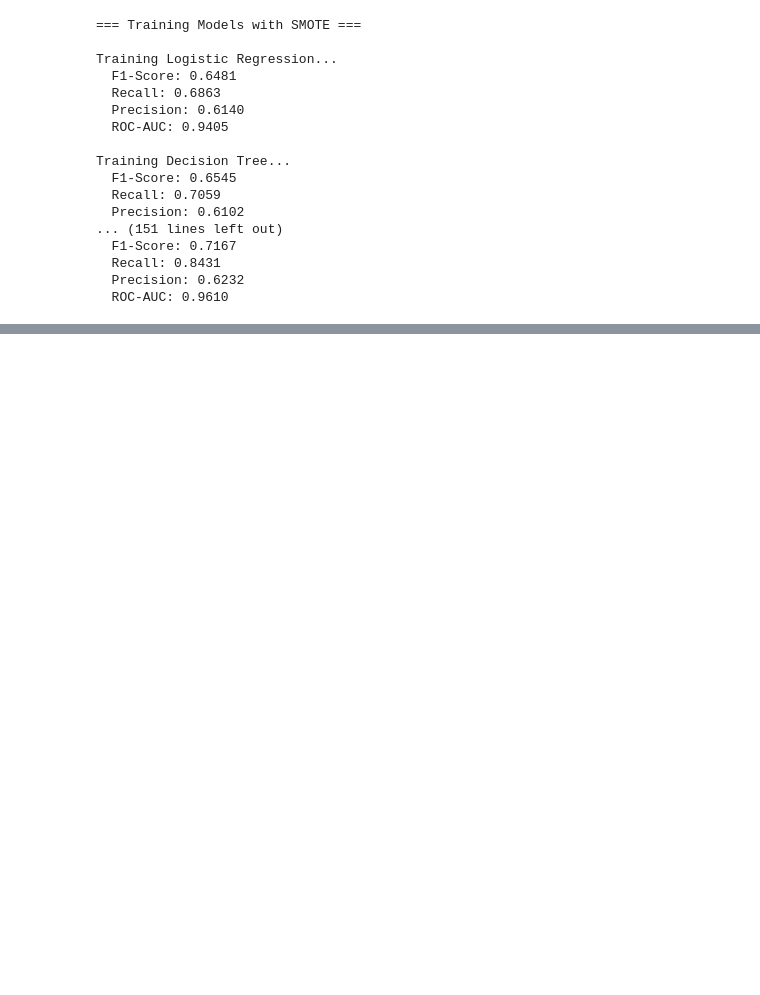
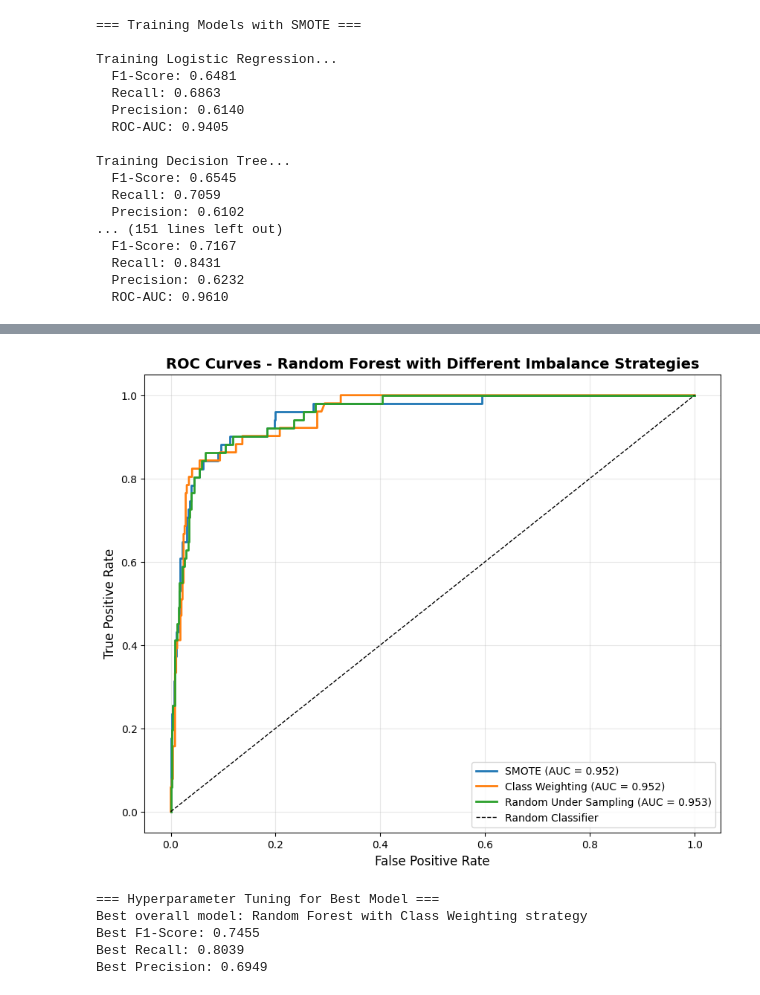
Before and after one commit to jomanashady/machine-learning, a Jupyter notebook: fraud_detection_project/notebooks/modeling.ipynb, the cells around one changed output, grey strips where cells are left out. Cells and saved outputs as stored; diff of their text form; code cells hidden in the pictures; blank space fills up the shorter version.

```diff
--- a/fraud_detection_project/notebooks/modeling.ipynb
+++ b/fraud_detection_project/notebooks/modeling.ipynb
@@ -297,0 +377,59 @@ Training Decision Tree...
+# %%
+# Cell 10: ROC Curve Comparison
+plt.figure(figsize=(10, 8))
+
+# Plot ROC curves for best model from each strategy
+strategies = {
+    'SMOTE': results_smote,
+    'Class Weighting': results_weighted,
+    'Random Under Sampling': results_rus
+}
+
+for strategy_name, results in strategies.items():
+    if results is not None and 'Random Forest' in results and results['Random Forest'] is not None:
+        fpr, tpr, _ = roc_curve(y_val, results['Random Forest']['probabilities'])
+        roc_auc = roc_auc_score(y_val, results['Random Forest']['probabilities'])
+        plt.plot(fpr, tpr, label=f'{strategy_name} (AUC = {roc_auc:.3f})', linewidth=2)
+
+plt.plot([0, 1], [0, 1], 'k--', label='Random Classifier', linewidth=1)
+plt.xlabel('False Positive Rate', fontsize=12)
+plt.ylabel('True Positive Rate', fontsize=12)
+plt.title('ROC Curves - Random Forest with Different Imbalance Strategies', fontsize=14, fontweight='bold')
+plt.legend(loc='lower right', fontsize=10)
+plt.grid(True, alpha=0.3)
+plt.savefig('../models/roc_curves_comparison.png', dpi=300, bbox_inches='tight')
+plt.show()
+# %% [output]
+[figure, added]
+# %%
+# Cell 11: Select Best Model and Hyperparameter Tuning
+print("=== Hyperparameter Tuning for Best Model ===")
+
+# Determine best model based on F1-Score
+best_overall = comparison_df.loc[comparison_df['F1-Score'].idxmax()]
+best_model_name = best_overall['Model']
+best_strategy = best_overall['Strategy']
+
+print(f"Best overall model: {best_model_name} with {best_strategy} strategy")
+print(f"Best F1-Score: {best_overall['F1-Score']:.4f}")
+print(f"Best Recall: {best_overall['Recall']:.4f}")
+print(f"Best Precision: {best_overall['Precision']:.4f}")
+
+# Get the best model instance
+if best_strategy == 'SMOTE':
+    best_results = results_smote
+    X_best_train, y_best_train = X_train_smote, y_train_smote
+elif best_strategy == 'Class Weighting':
+    best_results = results_weighted
+    X_best_train, y_best_train = X_train, y_train
+else:  # Random Under Sampling
+    best_results = results_rus
+    X_best_train, y_best_train = X_train_rus, y_train_rus
+
+best_base_model = best_results[best_model_name]['model']
+# %% [output]
+=== Hyperparameter Tuning for Best Model ===
+Best overall model: Random Forest with Class Weighting strategy
+Best F1-Score: 0.7455
+Best Recall: 0.8039
+Best Precision: 0.6949
```
Also changed, not shown: parts of 8 cells of this notebook.
